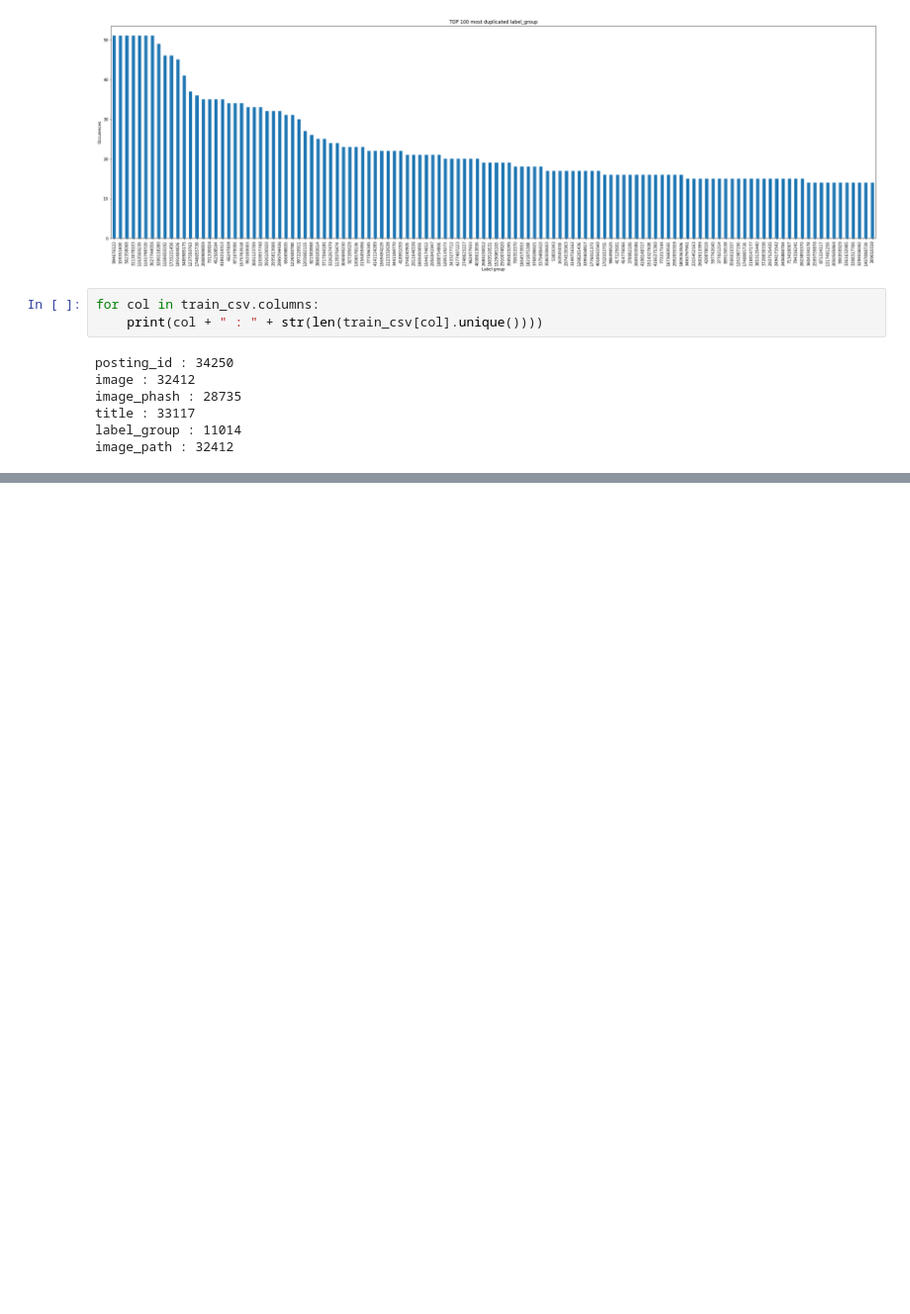
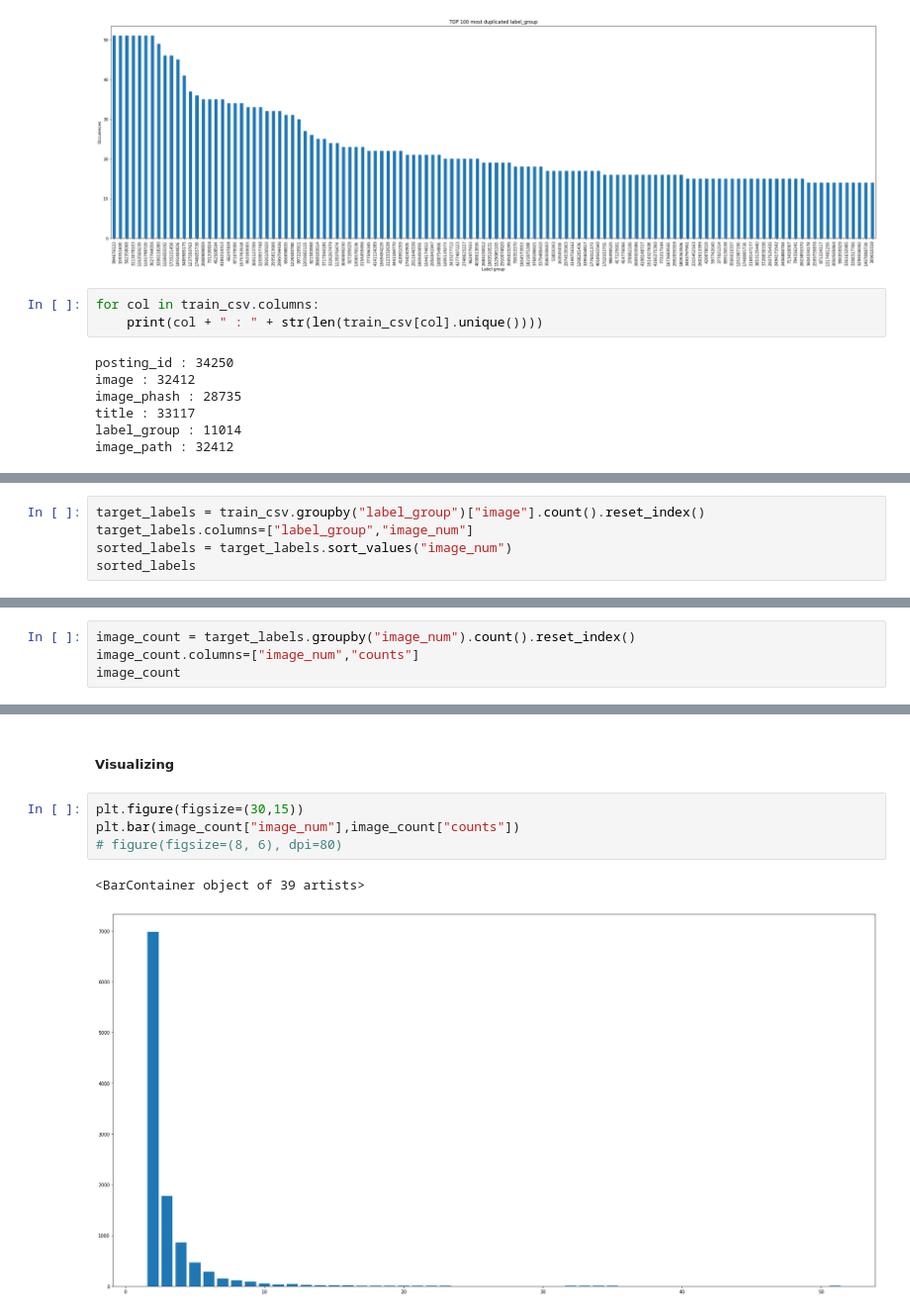
Before and after one commit to tangani/Shopee-Price-Match-Guarantee, a Jupyter notebook: Shopee_Price_Match_Guarantee.ipynb, the cells around one changed output, grey strips where cells are left out. Shown at 99% size. Saved outputs shown, nothing was run; the diff lists cells and outputs as text; blank space fills up the shorter version.

```diff
--- a/Shopee_Price_Match_Guarantee.ipynb
+++ b/Shopee_Price_Match_Guarantee.ipynb
@@ -105,0 +151,5 @@ train_csv["target"] = train_csv.label_group.map(labelled)
+# %%
+target_labels = train_csv.groupby("label_group")["image"].count().reset_index()
+target_labels.columns=["label_group","image_num"]
+sorted_labels = target_labels.sort_values("image_num")
+sorted_labels
@@ -105,0 +174,4 @@ train_csv["target"] = train_csv.label_group.map(labelled)
+# %%
+image_count = target_labels.groupby("image_num").count().reset_index()
+image_count.columns=["image_num","counts"]
+image_count
@@ -106,3 +196,12 @@ train_csv["target"] = train_csv.label_group.map(labelled)
+# %% [markdown]
+##### Visualizing
+# %%
+plt.figure(figsize=(30,15))
+plt.bar(image_count["image_num"],image_count["counts"])
+# figure(figsize=(8, 6), dpi=80)
+# %% [output]
+<BarContainer object of 39 artists>
+[figure, added]
 # %%
 # Get random label to display pictures within the same group
 random_group = train_csv.label_group.sample()
```
Also changed, not shown: parts of 29 cells of this notebook.
